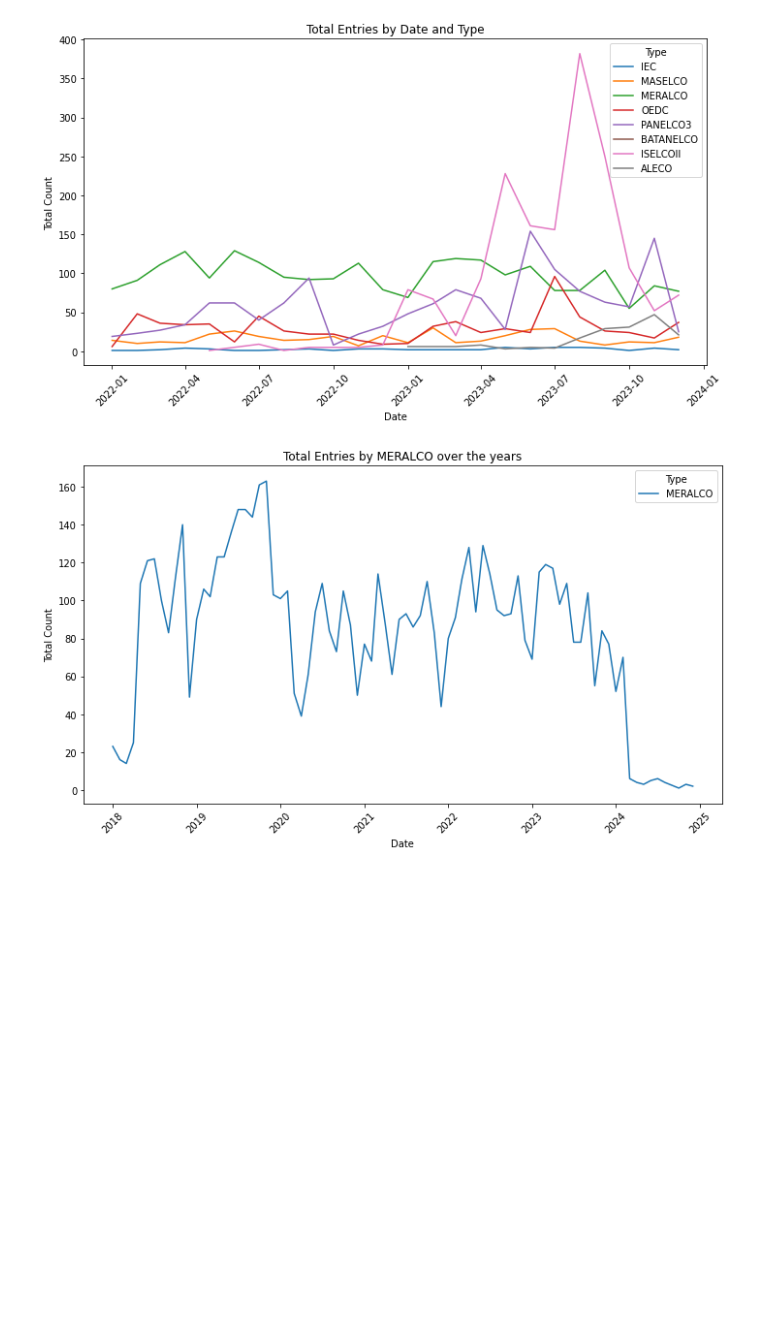
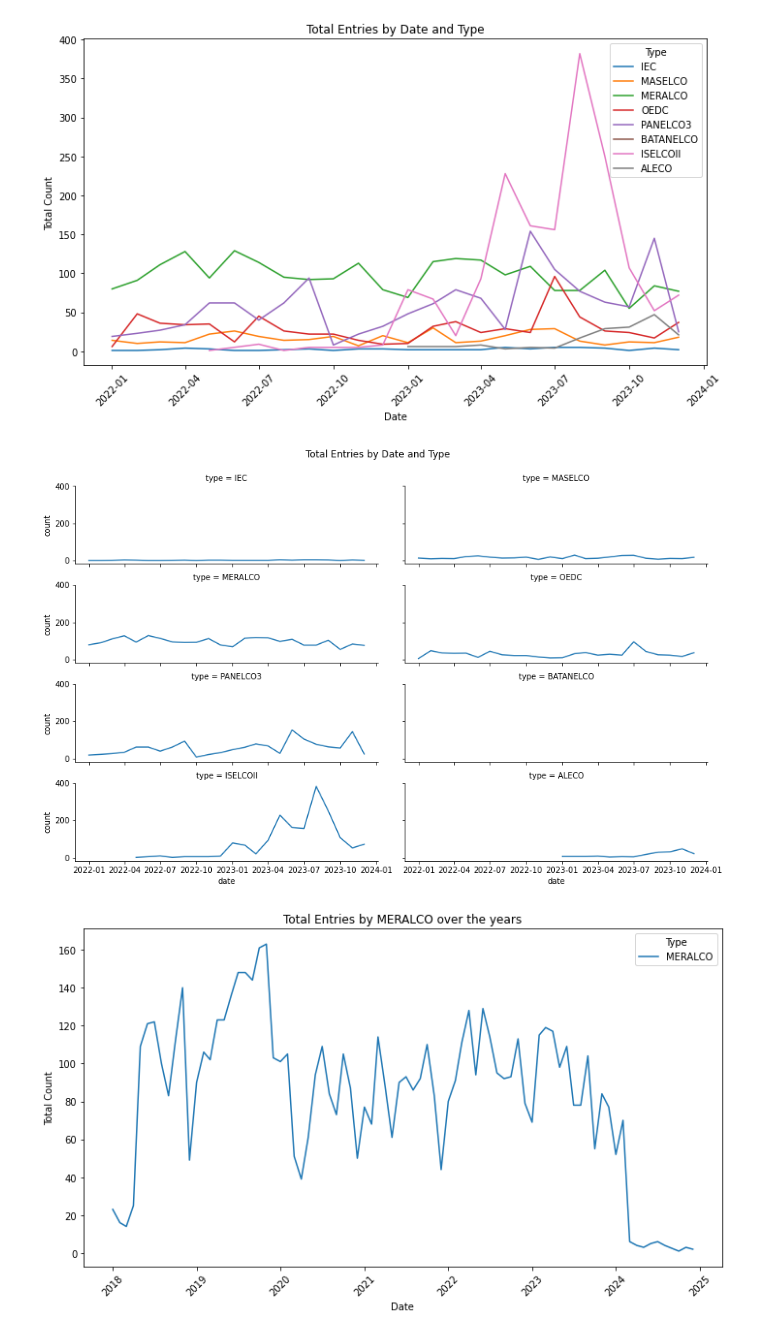
Before and after one commit to smtnhacker/cs132-ph-electric-shortages, a Jupyter notebook: data-gathering/eda.ipynb, the cells around one changed output. Drawn from its saved outputs; the diff is of its cells as text; code cells hidden in the pictures; blank space fills up the shorter version.

Commit message:
feat: use faceted graphs to make comparisons easier

```diff
--- a/data-gathering/eda.ipynb
+++ b/data-gathering/eda.ipynb
@@ -34,6 +34,37 @@ plt.tight_layout()  # Adjust layout to make room for label rotation
 plt.show()
 # %% [output]
 [figure]
+# %%
+import seaborn as sns
+import matplotlib.pyplot as plt
+import pandas as pd
+
+# Load data
+df = pd.read_csv('data.csv')
+df['date'] = pd.to_datetime(df['date'])
+df['date'] = pd.to_datetime({
+    'year': df['date'].dt.year,
+    'month': df['date'].dt.month,
+    'day': 1
+})
+
+# Filter data for dates within 2022-2023
+start_date = pd.Timestamp('2022-01-01')
+end_date = pd.Timestamp('2023-12-31')
+df = df[(df['date'] >= start_date) & (df['date'] <= end_date)]
+
+# Aggregate data by date and type, counting entries
+aggregated_data = df.groupby(['date', 'type']).size().reset_index(name='count')
+
+# Create a facet grid
+g = sns.FacetGrid(aggregated_data, col='type', col_wrap=2, height=2, aspect=3, sharex=True, sharey=True)
+g = g.map(plt.plot, 'date', 'count').add_legend()
+
+plt.subplots_adjust(top=0.9)
+g.fig.suptitle('Total Entries by Date and Type')
+plt.show()
+# %% [output]
+[figure, added]
 # %%
 df = pd.read_csv('data.csv')
 df['date'] = pd.to_datetime(df['date'])
```
Also changed, not shown: parts of 4 cells of this notebook.
